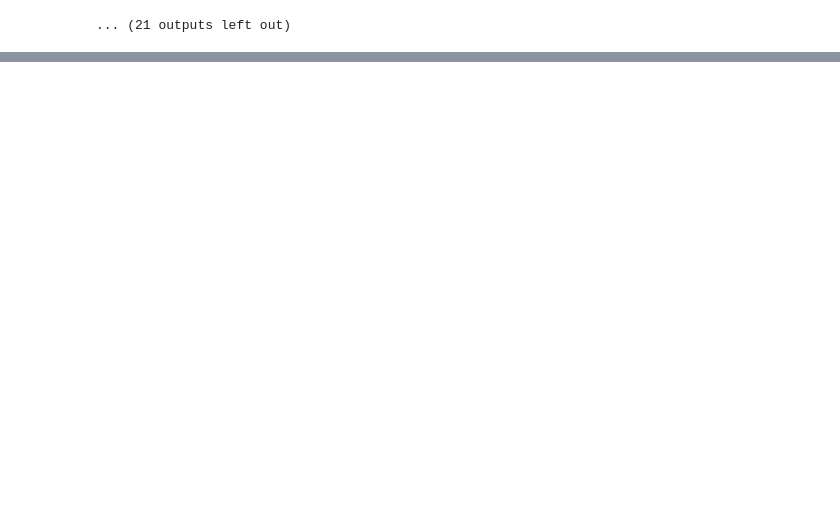
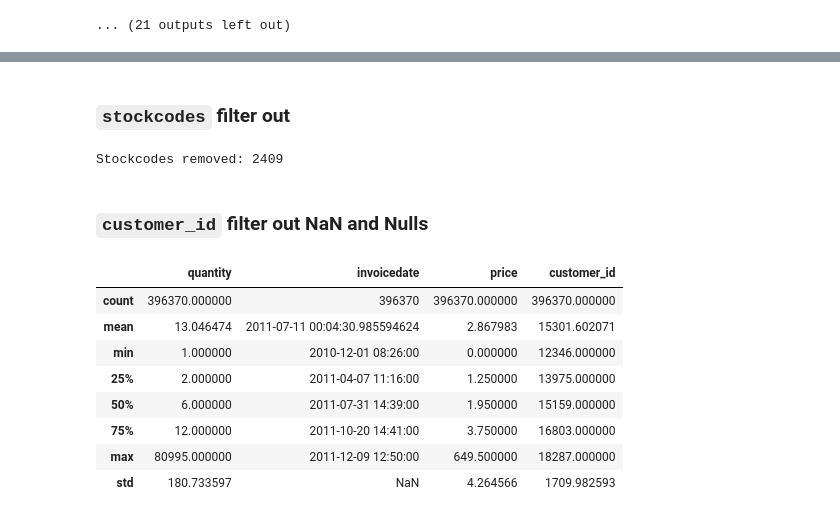
Before and after one commit to CaballeroRAR/ds_projects, a Jupyter notebook: 6_cluster_retail-uci/notebook/cluster_retail.ipynb, the cells around one changed output, grey strips where cells are left out. Cells and saved outputs as stored; diff of their text form; code cells hidden in the pictures; blank space fills up the shorter version.

```diff
--- a/6_cluster_retail-uci/notebook/cluster_retail.ipynb
+++ b/6_cluster_retail-uci/notebook/cluster_retail.ipynb
@@ -327,0 +365,2 @@ for code in stockcodes_abnormal:
+# %% [markdown]
+### `stockcodes` filter out
@@ -327,0 +374,8 @@ for code in stockcodes_abnormal:
+# %%
+# Calculate removed entries
+removed_count = original_count - len(df_clean)
+print(f"Stockcodes removed: {removed_count}")
+# %% [output]
+Stockcodes removed: 2409
+# %% [markdown]
+### `customer_id` filter out NaN and Nulls
@@ -327,0 +384,12 @@ for code in stockcodes_abnormal:
+# %%
+display(df_clean.describe())
+# %% [output]
+|  | quantity | invoicedate | price | customer_id |
+| count | 396370.000000 | 396370 | 396370.000000 | 396370.000000 |
+| mean | 13.046474 | 2011-07-11 00:04:30.985594624 | 2.867983 | 15301.602071 |
+| min | 1.000000 | 2010-12-01 08:26:00 | 0.000000 | 12346.000000 |
+| 25% | 2.000000 | 2011-04-07 11:16:00 | 1.250000 | 13975.000000 |
+| 50% | 6.000000 | 2011-07-31 14:39:00 | 1.950000 | 15159.000000 |
+| 75% | 12.000000 | 2011-10-20 14:41:00 | 3.750000 | 16803.000000 |
+| max | 80995.000000 | 2011-12-09 12:50:00 | 649.500000 | 18287.000000 |
+| std | 180.733597 | NaN | 4.264566 | 1709.982593 |
```
Also changed, not shown: parts of 25 cells of this notebook.
